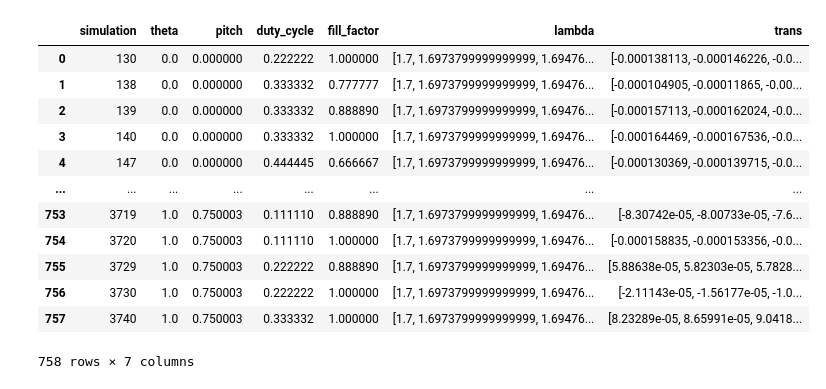
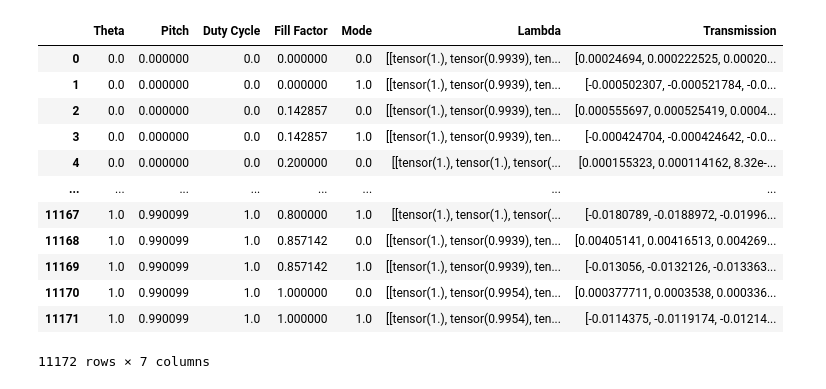
Before and after one commit to JonathanALevine/deep-photonics, a Jupyter notebook: main.ipynb, the cells around one changed output. Drawn from its saved outputs; the diff is of its cells as text; code cells hidden in the pictures.

```diff
--- a/main.ipynb
+++ b/main.ipynb
@@ -14,3 +14,13 @@ import matplotlib.pyplot as plt
 plt.rcParams["figure.figsize"] = (15,10)
 # %%
 from scipy.signal import find_peaks
+# %%
+import bz2
+import pickle
+import _pickle as cPickle
+
+# Load any compressed pickle file
+def decompress_pickle(filename):
+    data = bz2.BZ2File(filename, 'rb')
+    data = cPickle.load(data)
+    return data
@@ -180,21 +195,24 @@ def get_labels(dataframe:pd.DataFrame)->torch.Tensor:
     return dataframe[['trans']].values
 # %%
 file = 'lumerical/Results_1673042557656.txt'
-dataframe = get_simulation_data_from_file(filename=file)
-dataframe = engineering_steps(dataframe=dataframe)
-dataframe = normalize_dataset(dataframe)
+dataset_file = 'dataset/training_set_10May2022_normalized_features.pbz2'
+# dataframe = get_simulation_data_from_file(filename=file)
+dataframe = decompress_pickle(filename=dataset_file)
 dataframe
+# dataframe = engineering_steps(dataframe=dataframe)
+# dataframe = normalize_dataset(dataframe)
+# dataframe
 # %% [output]
-|  | simulation | theta | pitch | duty_cycle | fill_factor | lambda | trans |
-| 0 | 130 | 0.0 | 0.000000 | 0.222222 | 1.000000 | [1.7, 1.6973799999999999, 1.69476... | [-0.000138113, -0.000146226, -0.0... |
-| 1 | 138 | 0.0 | 0.000000 | 0.333332 | 0.777777 | [1.7, 1.6973799999999999, 1.69476... | [-0.000104905, -0.00011865, -0.00... |
-| 2 | 139 | 0.0 | 0.000000 | 0.333332 | 0.888890 | [1.7, 1.6973799999999999, 1.69476... | [-0.000157113, -0.000162024, -0.0... |
-| 3 | 140 | 0.0 | 0.000000 | 0.333332 | 1.000000 | [1.7, 1.6973799999999999, 1.69476... | [-0.000164469, -0.000167536, -0.0... |
-| 4 | 147 | 0.0 | 0.000000 | 0.444445 | 0.666667 | [1.7, 1.6973799999999999, 1.69476... | [-0.000130369, -0.000139715, -0.0... |
+|  | Theta | Pitch | Duty Cycle | Fill Factor | Mode | Lambda | Transmission |
+| 0 | 0.0 | 0.000000 | 0.0 | 0.000000 | 0.0 | [[tensor(1.), tensor(0.9939), ten... | [0.00024694, 0.000222525, 0.00020... |
+| 1 | 0.0 | 0.000000 | 0.0 | 0.000000 | 1.0 | [[tensor(1.), tensor(0.9939), ten... | [-0.000502307, -0.000521784, -0.0... |
+| 2 | 0.0 | 0.000000 | 0.0 | 0.142857 | 0.0 | [[tensor(1.), tensor(0.9939), ten... | [0.000555697, 0.000525419, 0.0004... |
+| 3 | 0.0 | 0.000000 | 0.0 | 0.142857 | 1.0 | [[tensor(1.), tensor(0.9939), ten... | [-0.000424704, -0.000424642, -0.0... |
+| 4 | 0.0 | 0.000000 | 0.0 | 0.200000 | 0.0 | [[tensor(1.), tensor(1.), tensor(... | [0.000155323, 0.000114162, 8.32e-... |
 | ... | ... | ... | ... | ... | ... | ... | ... |
-| 753 | 3719 | 1.0 | 0.750003 | 0.111110 | 0.888890 | [1.7, 1.6973799999999999, 1.69476... | [-8.30742e-05, -8.00733e-05, -7.6... |
-| 754 | 3720 | 1.0 | 0.750003 | 0.111110 | 1.000000 | [1.7, 1.6973799999999999, 1.69476... | [-0.000158835, -0.000153356, -0.0... |
-| 755 | 3729 | 1.0 | 0.750003 | 0.222222 | 0.888890 | [1.7, 1.6973799999999999, 1.69476... | [5.88638e-05, 5.82303e-05, 5.7828... |
-| 756 | 3730 | 1.0 | 0.750003 | 0.222222 | 1.000000 | [1.7, 1.6973799999999999, 1.69476... | [-2.11143e-05, -1.56177e-05, -1.0... |
-| 757 | 3740 | 1.0 | 0.750003 | 0.333332 | 1.000000 | [1.7, 1.6973799999999999, 1.69476... | [8.23289e-05, 8.65991e-05, 9.0418... |
+| 11167 | 1.0 | 0.990099 | 1.0 | 0.800000 | 1.0 | [[tensor(1.), tensor(1.), tensor(... | [-0.0180789, -0.0188972, -0.01996... |
+| 11168 | 1.0 | 0.990099 | 1.0 | 0.857142 | 0.0 | [[tensor(1.), tensor(0.9939), ten... | [0.00405141, 0.00416513, 0.004269... |
+| 11169 | 1.0 | 0.990099 | 1.0 | 0.857142 | 1.0 | [[tensor(1.), tensor(0.9939), ten... | [-0.013056, -0.0132126, -0.013363... |
+| 11170 | 1.0 | 0.990099 | 1.0 | 1.000000 | 0.0 | [[tensor(1.), tensor(0.9954), ten... | [0.000377711, 0.0003538, 0.000336... |
+| 11171 | 1.0 | 0.990099 | 1.0 | 1.000000 | 1.0 | [[tensor(1.), tensor(0.9954), ten... | [-0.0114375, -0.0119174, -0.01214... |
-758 rows × 7 columns
+11172 rows × 7 columns
```
Also changed, not shown: parts of 5 cells of this notebook, 1 other file.
